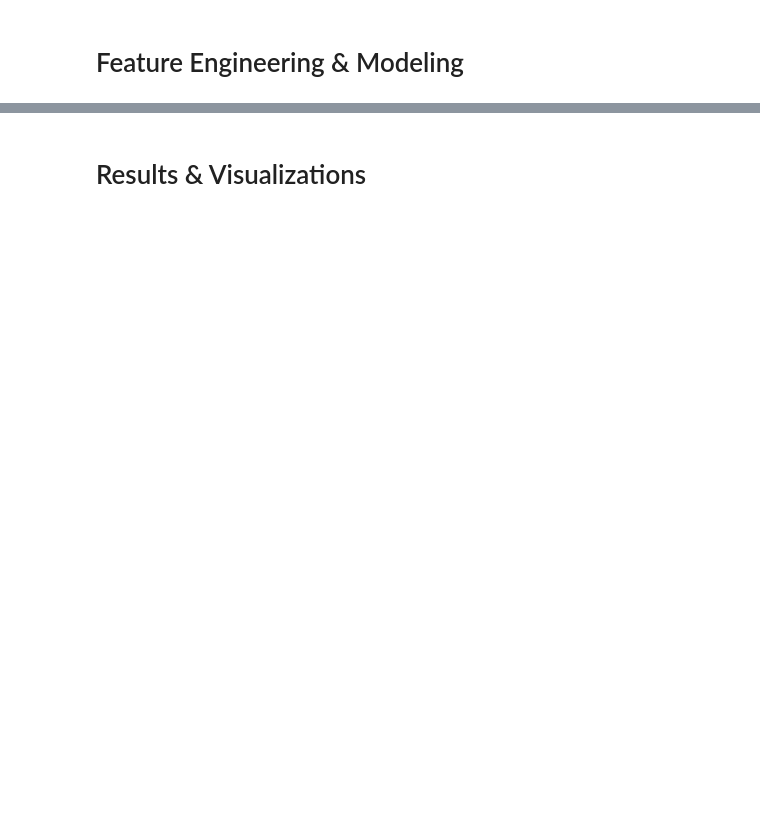
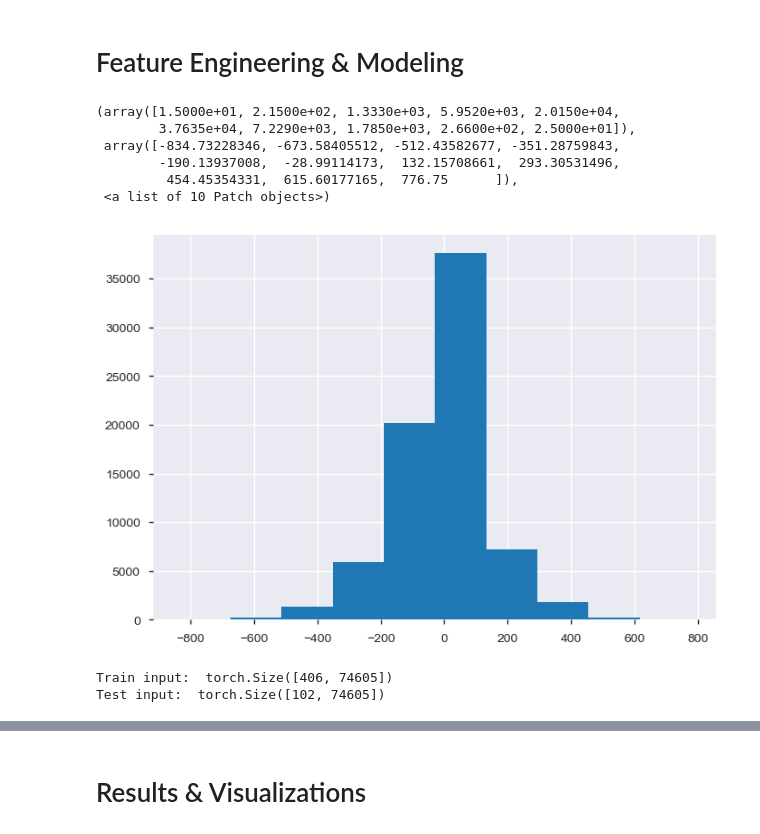
Before and after one commit to sercharpak/Emo-DB, a Jupyter notebook: Report.ipynb, the cells around one changed output, grey strips where cells are left out. Saved outputs shown, nothing was run; the diff lists cells and outputs as text; code cells hidden in the pictures; blank space fills up the shorter version.

```diff
--- a/Report.ipynb
+++ b/Report.ipynb
@@ -146,0 +181,7 @@ emotion_label
+# %%
+data_complete['y'] = y
+data_complete['x'] = x
+data_complete['length'] = length_array
+data_complete['fs'] = fs_array
+data_complete['ind_numb'] = ind_numb_array
+data_complete['text'] = code_text_array
@@ -146,0 +214,3 @@ emotion_label
+# %%
+data_complete_pr = data_complete[data_complete.length < data_complete.length.quantile(.95)]
+profile_file_pr = pandas_profiling.ProfileReport(data_complete_pr)
@@ -147,2 +255,28 @@ emotion_label
 # %% [markdown]
 # Feature Engineering & Modeling
+# %%
+longest_length = data_complete_pr.length.max()
+y_pr = data_complete_pr['y'].values
+x_pr = data_complete_pr['x'].values
+length_pr = data_complete_pr['length'].values
+# %%
+x_final = np.zeros((len(y_pr),longest_length))
+# length_array_final = [] #Just to check that indeed all are the same length
+for i  in range(len(x_pr)):
+    len_pad = ((longest_length - length_pr[i])//2)
+    diff_len = length_pr[i]+2*len_pad - longest_length
+    if(diff_len==0): x_pad = np.pad(x_pr[i],pad_width =(len_pad,len_pad),mode ='constant',constant_values=0 )
+    elif(diff_len==-1): x_pad = np.pad(x_pr[i],pad_width =(len_pad+1,len_pad),mode ='constant',constant_values=0 )
+    else: x_pad = np.pad(x_pr[i],pad_width =(len_pad-1,len_pad),mode ='constant',constant_values=0 )
+    x_final[i,:]=x_pad
+#    length_array_final.append(len(x_pad)) #Just to check that indeed all are the same length
+# %%
+plt.hist(np.mean(x_final,axis=0))
+# %% [output]
+(array([1.5000e+01, 2.1500e+02, 1.3330e+03, 5.9520e+03, 2.0150e+04,
+        3.7635e+04, 7.2290e+03, 1.7850e+03, 2.6600e+02, 2.5000e+01]),
+ array([-834.73228346, -673.58405512, -512.43582677, -351.28759843,
+        -190.13937008,  -28.99114173,  132.15708661,  293.30531496,
+         454.45354331,  615.60177165,  776.75      ]),
+ <a list of 10 Patch objects>)
+[figure, added]
@@ -148,0 +313,10 @@ emotion_label
+# %%
+test_input = torch.from_numpy((X_test - X_train.mean(axis=0))/X_train_std).float().to(device)
+train_input = torch.from_numpy((X_train - X_train.mean(axis=0))/X_train_std).float().to(device)
+test_target = torch.from_numpy(y_test).long().squeeze().to(device)
+train_target = torch.from_numpy(y_train).long().squeeze().to(device)
+print("Train input: ", train_input.size())
+print("Test input: ", test_input.size())
+# %% [output]
+Train input:  torch.Size([406, 74605])
+Test input:  torch.Size([102, 74605])
```
Also changed, not shown: parts of 36 cells of this notebook, 2 other files.
